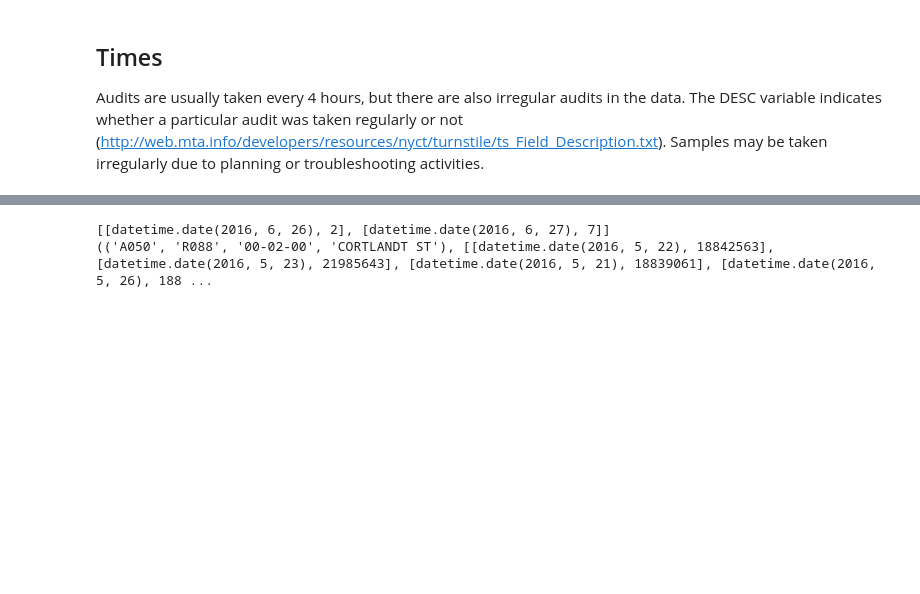
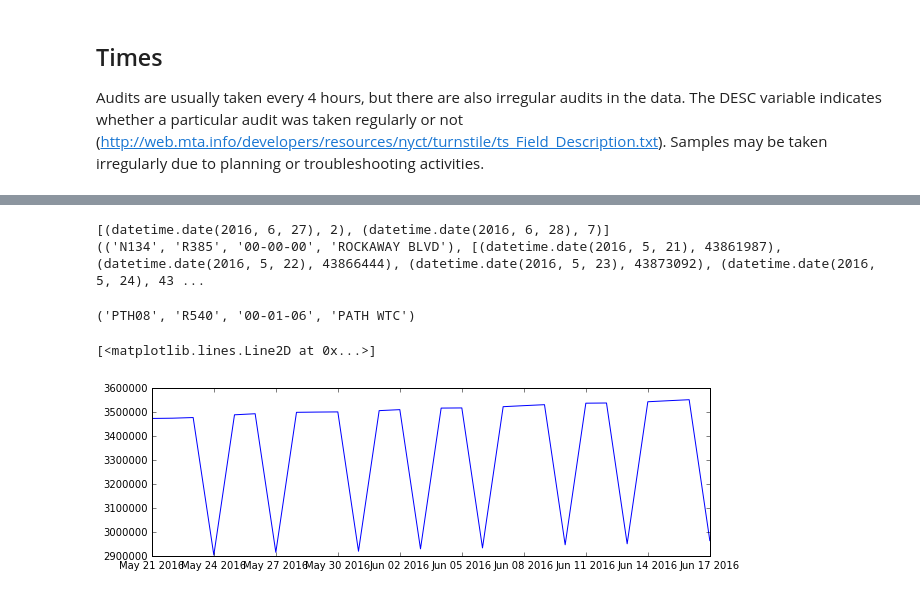
Before and after one commit to alanjschoen/p1_fanatics, a Jupyter notebook: src/alan.ipynb, the cells around one changed output, grey strips where cells are left out. Saved outputs shown, nothing was run; the diff lists cells and outputs as text; code cells hidden in the pictures; blank space fills up the shorter version.

Commit message:
make plots for Challenge 4

```diff
--- a/src/alan.ipynb
+++ b/src/alan.ipynb
@@ -65,10 +78,10 @@ RECOVR AUD: 22
 # Collapse a list of audits so that all audits on the same are combined into one
 def collapse_days(l):
     day_entries = []
-    dayset = set([x[0].date() for x in l])
+    dayset = sorted(set([x[0].date() for x in l]))
     for day in dayset:
         entries = sum([x[1] for x in l if x[0].date() == day])
-        day_entries.append([day, entries])
+        day_entries.append((day, entries))
     return day_entries
 
 # Test collapse_days
@@ -81,5 +94,28 @@ for key,value in device_audits.iteritems():
 
 print device_audits_daily.iteritems().next()
 # %% [output]
-[[datetime.date(2016, 6, 26), 2], [datetime.date(2016, 6, 27), 7]]
-(('A050', 'R088', '00-02-00', 'CORTLANDT ST'), [[datetime.date(2016, 5, 22), 18842563], [datetime.date(2016, 5, 23), 21985643], [datetime.date(2016, 5, 21), 18839061], [datetime.date(2016, 5, 26), 188 ...
+[(datetime.date(2016, 6, 27), 2), (datetime.date(2016, 6, 28), 7)]
+(('N134', 'R385', '00-00-00', 'ROCKAWAY BLVD'), [(datetime.date(2016, 5, 21), 43861987), (datetime.date(2016, 5, 22), 43866444), (datetime.date(2016, 5, 23), 43873092), (datetime.date(2016, 5, 24), 43 ...
+# %%
+# Challenge 4
+
+%matplotlib inline
+
+
+turnstiles = device_audits_daily.iteritems()
+for i in range(3):
+    stile = turnstiles.next()
+
+print stile[0]
+ts_data = np.array(stile[1])
+
+dates = ts_data[:,0]
+counts = ts_data[:,1]
+
+
+plt.figure(figsize=(10,3))
+plt.plot(dates,counts)
+# %% [output]
+('PTH08', 'R540', '00-01-06', 'PATH WTC')
+[<matplotlib.lines.Line2D at 0x...>]
+[figure, added]
```
Also changed, not shown: parts of 5 cells of this notebook.
